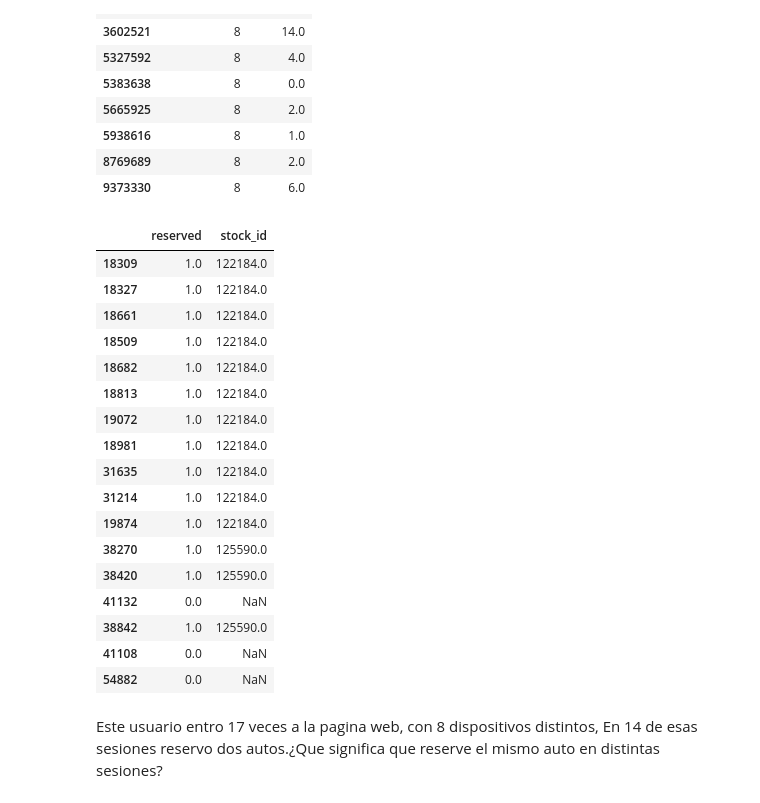
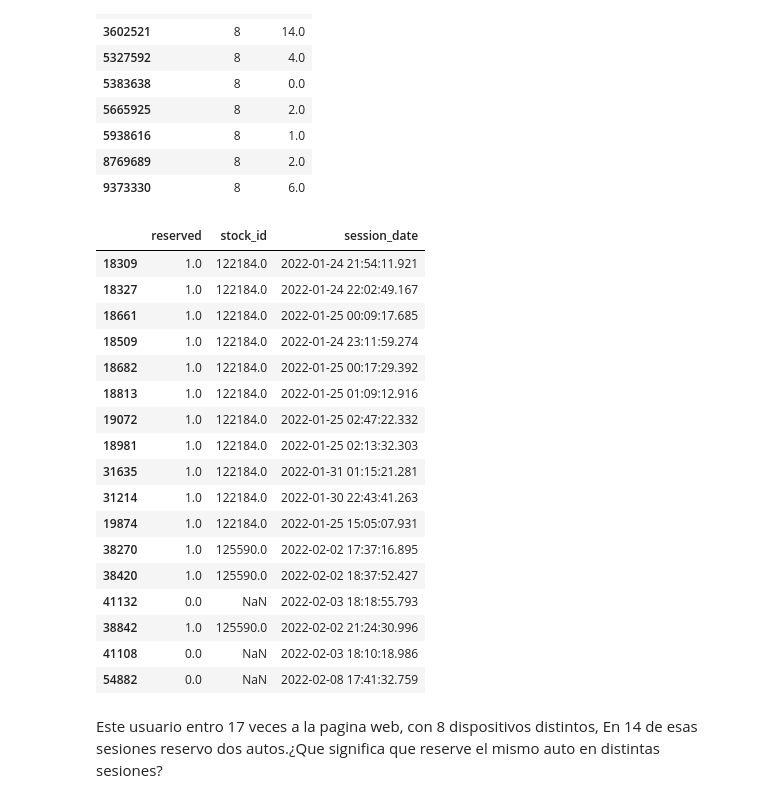
Before and after one commit to clarapinasco/UCEMA, a Jupyter notebook: Alumna/trabajo_final/trabajo_pinasco.ipynb, the cells around one changed output. Saved outputs shown, nothing was run; the diff lists cells and outputs as text; code cells hidden in the pictures.

```diff
--- a/Alumna/trabajo_final/trabajo_pinasco.ipynb
+++ b/Alumna/trabajo_final/trabajo_pinasco.ipynb
@@ -3,7 +3,7 @@ import pandas as pd
 import seaborn as sns
 import matplotlib.pyplot as plt
 import  matplotlib
-web=pd.read_parquet('navegacion_webb.pq', engine='pyarrow')
+web=pd.read_parquet('navegacion_web.pq', engine='pyarrow')
 # %%
 web
 # %% [output]
@@ -234,5 +231,5 @@ web
 # %%
-web=web.rename(columns={'min_session_time':'first_session_date'})
+web=web.rename(columns={'min_session_time':'session_date'})
 # %%
 web.loc[web.user_id==8820027]
 # %% [output]
@@ -242,4 +239,4 @@ web.loc[web.user_id==8820027]
 2 rows × 31 columns
 # %%
-web['mes_primera_sesion']=web.first_session_date.dt.month
+web['mes_sesion']=web['session_date'].dt.month
 # %%
@@ -409,26 +406,26 @@ cantidad_de_dispositivos.loc[cantidad_de_dispositivos.devices_used==8]
 | 8769689 | 8 | 2.0 |
 | 9373330 | 8 | 6.0 |
 # %%
-web.loc[web.user_id==3602521,['reserved','stock_id']]
+web.loc[web.user_id==3602521,['reserved','stock_id','session_date']]
 # %% [output]
-|  | reserved | stock_id |
-| 18309 | 1.0 | 122184.0 |
-| 18327 | 1.0 | 122184.0 |
-| 18661 | 1.0 | 122184.0 |
-| 18509 | 1.0 | 122184.0 |
-| 18682 | 1.0 | 122184.0 |
-| 18813 | 1.0 | 122184.0 |
-| 19072 | 1.0 | 122184.0 |
-| 18981 | 1.0 | 122184.0 |
-| 31635 | 1.0 | 122184.0 |
-| 31214 | 1.0 | 122184.0 |
-| 19874 | 1.0 | 122184.0 |
-| 38270 | 1.0 | 125590.0 |
-| 38420 | 1.0 | 125590.0 |
-| 41132 | 0.0 | NaN |
-| 38842 | 1.0 | 125590.0 |
-| 41108 | 0.0 | NaN |
-| 54882 | 0.0 | NaN |
+|  | reserved | stock_id | session_date |
+| 18309 | 1.0 | 122184.0 | 2022-01-24 21:54:11.921 |
+| 18327 | 1.0 | 122184.0 | 2022-01-24 22:02:49.167 |
+| 18661 | 1.0 | 122184.0 | 2022-01-25 00:09:17.685 |
+| 18509 | 1.0 | 122184.0 | 2022-01-24 23:11:59.274 |
+| 18682 | 1.0 | 122184.0 | 2022-01-25 00:17:29.392 |
+| 18813 | 1.0 | 122184.0 | 2022-01-25 01:09:12.916 |
+| 19072 | 1.0 | 122184.0 | 2022-01-25 02:47:22.332 |
+| 18981 | 1.0 | 122184.0 | 2022-01-25 02:13:32.303 |
+| 31635 | 1.0 | 122184.0 | 2022-01-31 01:15:21.281 |
+| 31214 | 1.0 | 122184.0 | 2022-01-30 22:43:41.263 |
+| 19874 | 1.0 | 122184.0 | 2022-01-25 15:05:07.931 |
+| 38270 | 1.0 | 125590.0 | 2022-02-02 17:37:16.895 |
+| 38420 | 1.0 | 125590.0 | 2022-02-02 18:37:52.427 |
+| 41132 | 0.0 | NaN | 2022-02-03 18:18:55.793 |
+| 38842 | 1.0 | 125590.0 | 2022-02-02 21:24:30.996 |
+| 41108 | 0.0 | NaN | 2022-02-03 18:10:18.986 |
+| 54882 | 0.0 | NaN | 2022-02-08 17:41:32.759 |
 # %% [markdown]
 Este usuario  entro 17 veces a la pagina web, con 8 dispositivos distintos, En 14 de esas sesiones reservo dos autos.¿Que significa que reserve el mismo auto en distintas sesiones?
 # %% [markdown]
```
Also changed, not shown: parts of 29 cells of this notebook, 8 other files.
